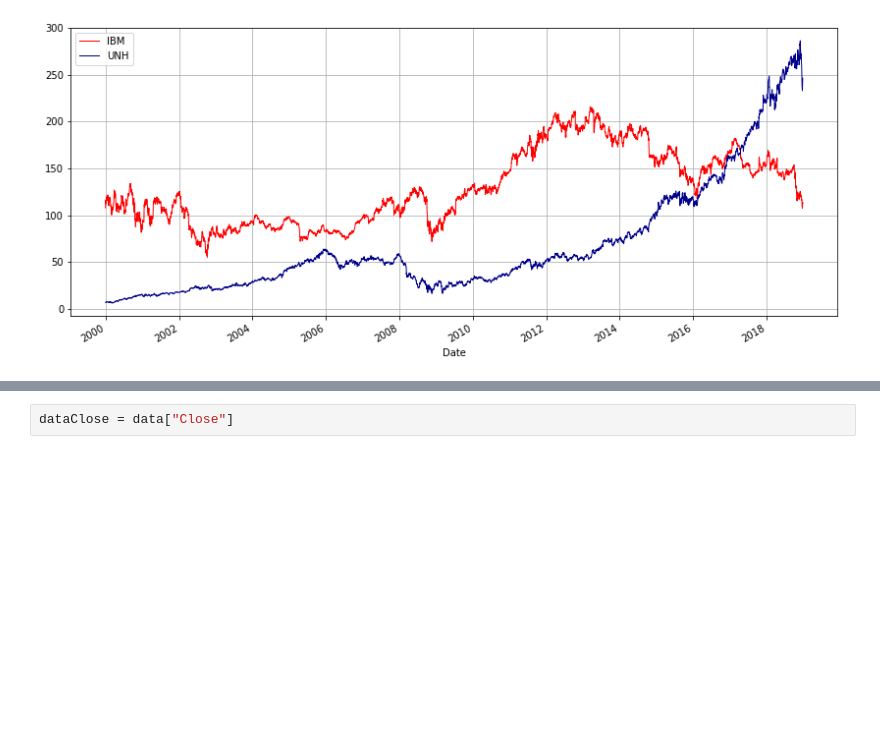
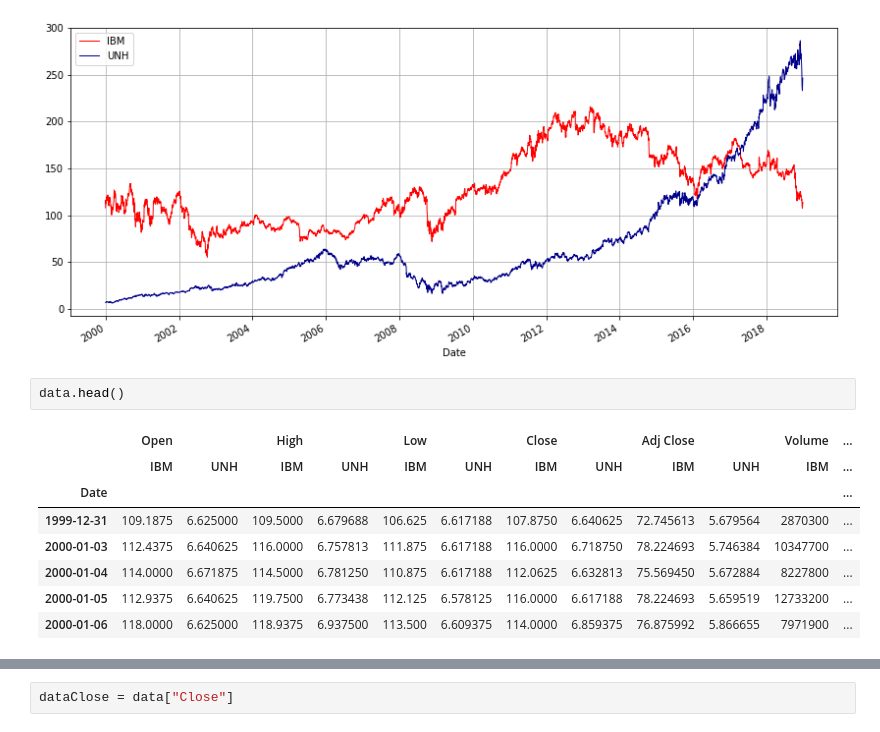
Before and after one commit to raaheim/RiskMeasures, a Jupyter notebook: Exploration.ipynb, the cells around one changed output, grey strips where cells are left out. Saved outputs shown, nothing was run; the diff lists cells and outputs as text; blank space fills up the shorter version.

```diff
--- a/Exploration.ipynb
+++ b/Exploration.ipynb
@@ -170,3 +182,14 @@ data["Close"].plot(ax = axes, grid = True, color = ["red","darkblue"], linewidth
 plt.show()
 # %% [output]
 [figure]
+# %%
+data.head()
+# %% [output]
+|  | Open |  | High |  | Low |  | Close |  | Adj Close |  | Volume | ... |
+|  | IBM | UNH | IBM | UNH | IBM | UNH | IBM | UNH | IBM | UNH | IBM | ... |
+| Date |  |  |  |  |  |  |  |  |  |  |  | ... |
+| 1999-12-31 | 109.1875 | 6.625000 | 109.5000 | 6.679688 | 106.625 | 6.617188 | 107.8750 | 6.640625 | 72.745613 | 5.679564 | 2870300 | ... |
+| 2000-01-03 | 112.4375 | 6.640625 | 116.0000 | 6.757813 | 111.875 | 6.617188 | 116.0000 | 6.718750 | 78.224693 | 5.746384 | 10347700 | ... |
+| 2000-01-04 | 114.0000 | 6.671875 | 114.5000 | 6.781250 | 110.875 | 6.617188 | 112.0625 | 6.632813 | 75.569450 | 5.672884 | 8227800 | ... |
+| 2000-01-05 | 112.9375 | 6.640625 | 119.7500 | 6.773438 | 112.125 | 6.578125 | 116.0000 | 6.617188 | 78.224693 | 5.659519 | 12733200 | ... |
+| 2000-01-06 | 118.0000 | 6.625000 | 118.9375 | 6.937500 | 113.500 | 6.609375 | 114.0000 | 6.859375 | 76.875992 | 5.866655 | 7971900 | ... |
```
Also changed, not shown: parts of 39 cells of this notebook, 7 other files.
